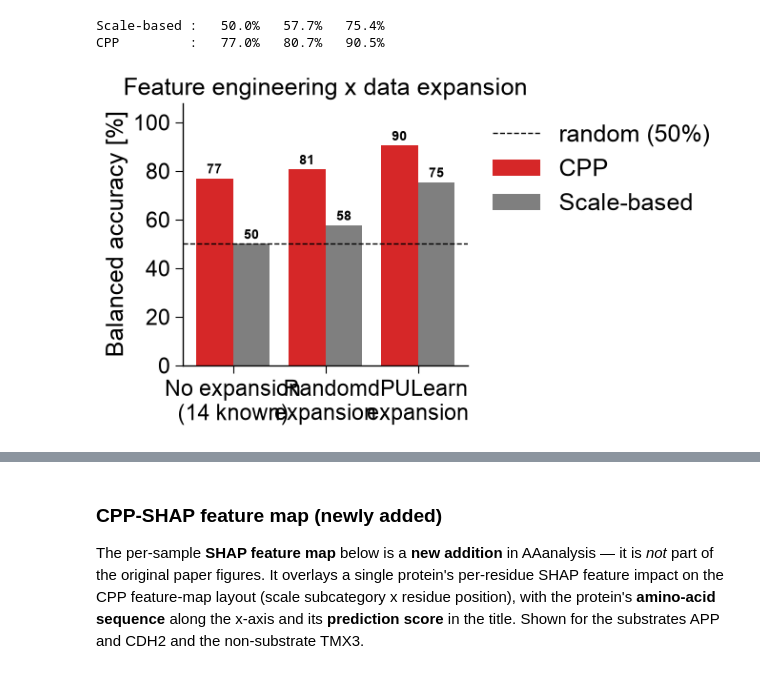
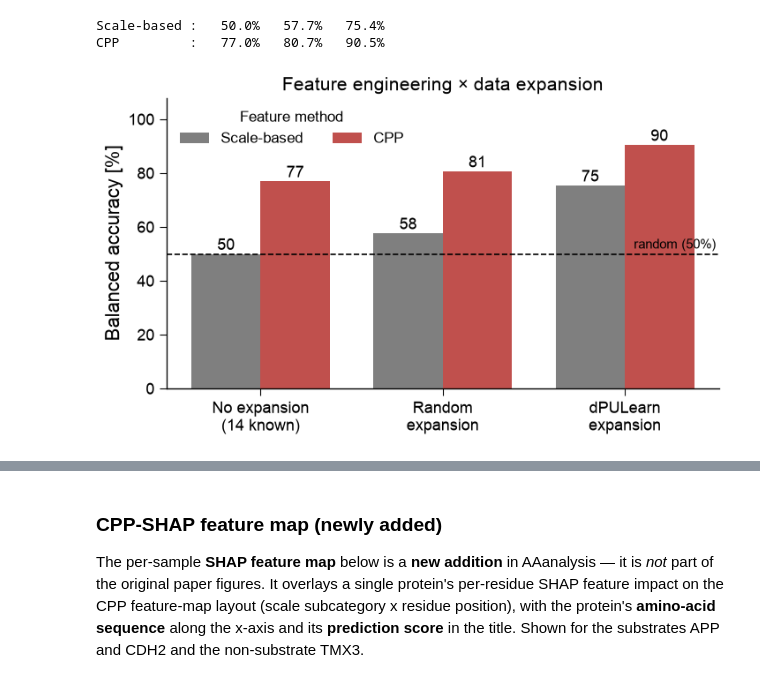
Before and after one commit to breimanntools/aaanalysis, a Jupyter notebook: use_cases/use_case1_gamma_secretase.ipynb, the cells around one changed output, grey strips where cells are left out. Cells and saved outputs as stored; diff of their text form; code cells hidden in the pictures.

```diff
--- a/use_cases/use_case1_gamma_secretase.ipynb
+++ b/use_cases/use_case1_gamma_secretase.ipynb
@@ -522,18 +616,22 @@ print("CPP         :  " + "  ".join(f"{v:5.1f}%" for v in res_cpp))
 Scale-based :   50.0%   57.7%   75.4%
 CPP         :   77.0%   80.7%   90.5%
 # %%
-# One call: grouped comparison barplot with per-bar labels + a chance line.
-df_bench = pd.DataFrame({"group": np.repeat(["Scale-based", "CPP"], len(cols)),
-                         "condition": cols * 2,
-                         "value": list(res_scale) + list(res_cpp)})
-aa.plot_settings()
-fig, ax = aa.AAPredPlot().eval(
-    df_bench, kind="comparison", group="group", condition="condition", value="value",
-    baseline=50, baseline_label="random (50%)", annotate=True, annotation_fmt="{:.0f}",
-    group_order=["CPP", "Scale-based"], condition_order=cols,
-    colors={"CPP": "tab:red", "Scale-based": "tab:gray"}, ylim=(0, 108),
-    ylabel="Balanced accuracy [%]", title="Feature engineering x data expansion")
+aa.plot_settings(font_scale=1.0, weight_bold=False)
+fig, ax = plt.subplots(figsize=(7.5, 4.6))
+x = np.arange(len(cols)); w = 0.38
+b1 = ax.bar(x - w/2, res_scale, w, label="Scale-based", color="#7f7f7f")
+b2 = ax.bar(x + w/2, res_cpp, w, label="CPP", color="#c0504d")
+ax.axhline(50, ls="--", color="black", lw=1.2); ax.text(len(cols) - 0.5, 52, "random (50%)", ha="right", fontsize=11)
+for bars in (b1, b2):
+    for b in bars:
+        ax.text(b.get_x() + b.get_width() / 2, b.get_height() + 1.5, f"{b.get_height():.0f}",
+                ha="center", fontsize=13)
+ax.set_xticks(x); ax.set_xticklabels(cols, fontsize=13)
+ax.set_ylabel("Balanced accuracy [%]", fontsize=16); ax.set_ylim(0, 108); ax.tick_params(labelsize=13)
+ax.set_title("Feature engineering × data expansion", fontsize=15)
+ax.legend(title="Feature method", loc="upper left", ncol=2, fontsize=12, title_fontsize=12, framealpha=0.9)
+sns.despine()
 plt.tight_layout()
 plt.show()
 # %% [output]
-[figure, old version]
+[figure, new version]
```
Also changed, not shown: parts of 40 cells of this notebook.
